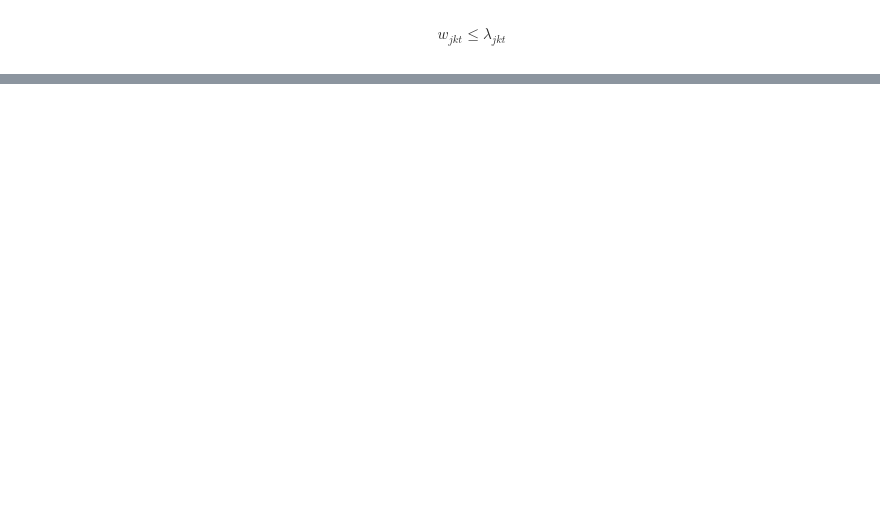
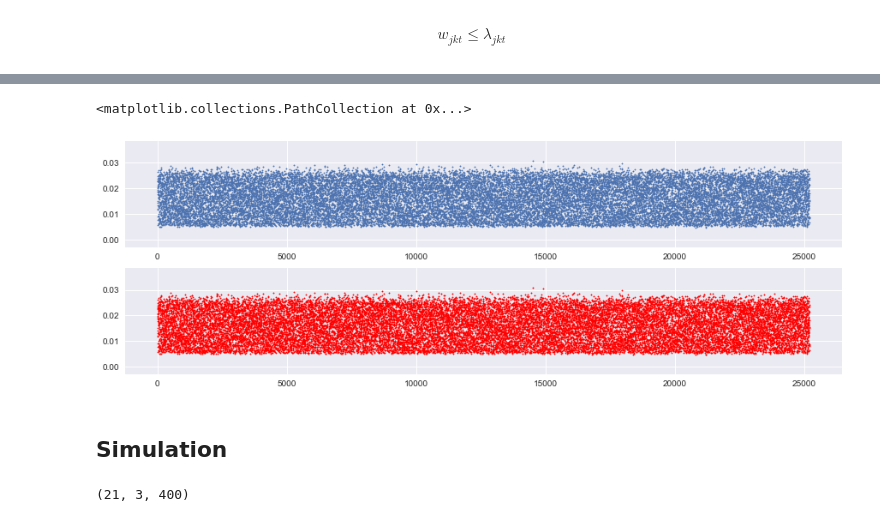
Before and after one commit to harrisonzzh/Research, a Jupyter notebook: Network Simulation.ipynb, the cells around one changed output, grey strips where cells are left out. Cells and saved outputs as stored; diff of their text form; code cells hidden in the pictures; blank space fills up the shorter version.

```diff
--- a/Network Simulation.ipynb
+++ b/Network Simulation.ipynb
@@ -331,0 +323,16 @@ def one(a):
+# %%
+##Calculate ideal capacity
+I = list(range(num_of_leg))
+def idea_capa(i):
+    I_i = 0
+    for t in T:
+        for j in J:
+            for k in K:
+                I_i += E[j][i]*lmd[j][k][t]
+    return I_i
+I = np.array(list(map(idea_capa, I)))
+# %%
+##Calculate discounted capacity
+C = (I*0.8).round().astype(int)
+df_leg['capacity'] = C
+df_leg.head()
@@ -387,4 +403,6 @@ e_{ji}
 # %%
+t1 = time.time()
+
 ## create constraints for capacity
 for t in T:
     for i in N:
@@ -392,8 +410,9 @@ for t in T:
         for s in T:
             for k in K:
                 for j in J:
-                    constExpr += one(s <= t)*W[j][k][t]*E[j][i] + one(s <= t - L)*(1 - p)*(1 - pi)*W[j][k][t]*E[j][i]
+                    constExpr += one(s <= t)*W[j][k][s]*E[j][i] - one(s <= t - L)*(1 - p)*(1 - pi)*W[j][k][s]*E[j][i]
         model.addConstr(lhs = constExpr, sense = GRB.LESS_EQUAL, rhs = C[i],
                         name = 'capacity_on_leg_' + str(i) + 'at_' + str(t))
 
 model.update()
+print(time.time() - t1)
@@ -465,0 +489,35 @@ W_9_0_0 0.0
+# %%
+##plot the optimal probability
+
+w_dist = []
+for curVar in allVars:
+    w_dist.append(curVar.x)
+lmd_dist = []
+for j in J:
+    for k in K:
+        for t in T:
+            lmd_dist.append(lmd[j][k][t])
+
+##optimal vs constraints
+##optimal in blue
+##constraints in red
+
+w_dist = np.array(w_dist)
+w_dist = np.array(lmd_dist)
+
+plt.figure(figsize = (15,5))
+plt.subplot(2,1,1)
+plt.scatter(range(len(w_dist)), w_dist, s = 2)
+plt.subplot(2,1,2)
+plt.scatter(range(len(w_dist)), lmd_dist, s = 2, color = "red")
+# %% [output]
+<matplotlib.collections.PathCollection at 0x...>
+[figure, added]
+# %% [markdown]
+## Simulation
+# %%
+##convert optimal solution to matrix
+W = w_dist.reshape(len(J), len(K), len(T))
+W.shape
+# %% [output]
+(21, 3, 400)
```
Also changed, not shown: parts of 27 cells of this notebook.
